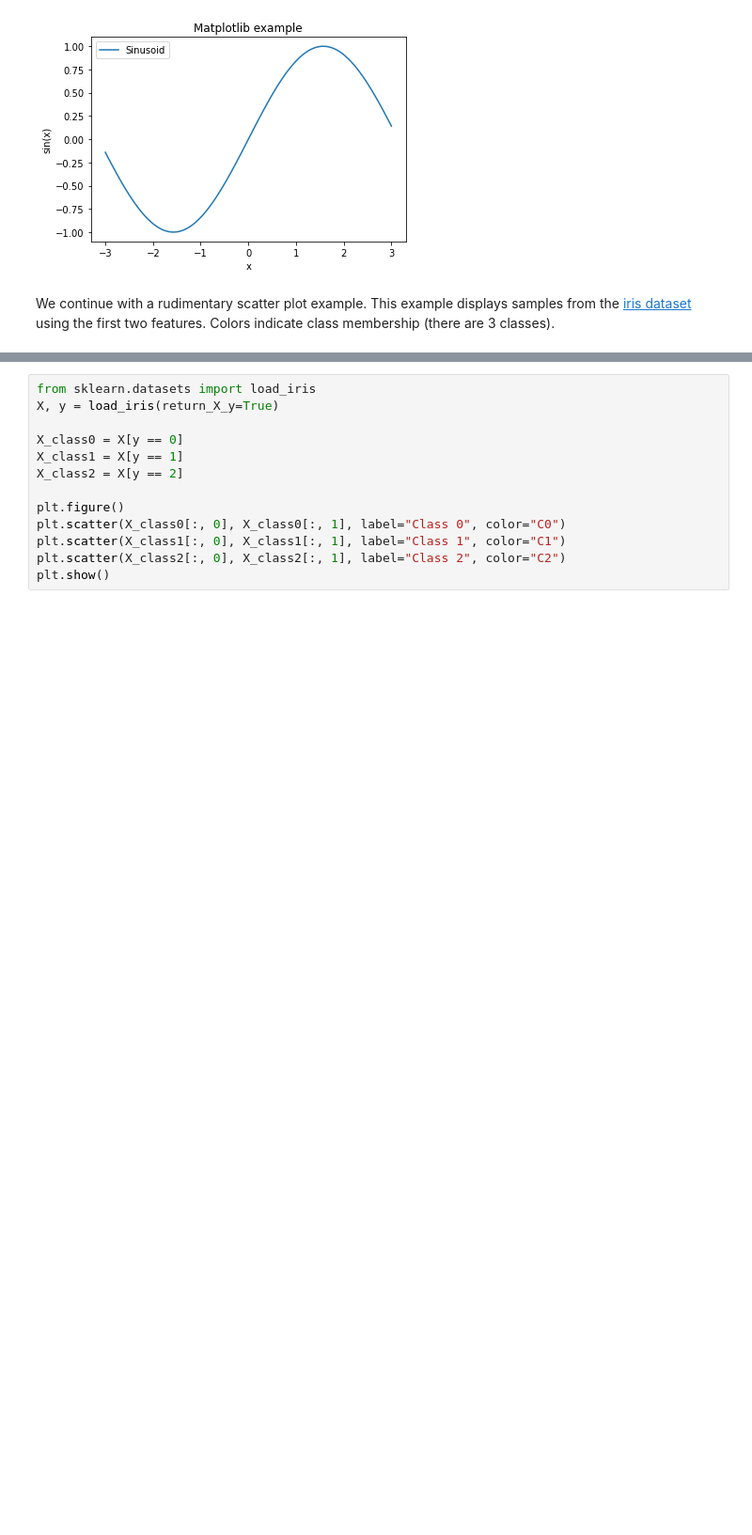
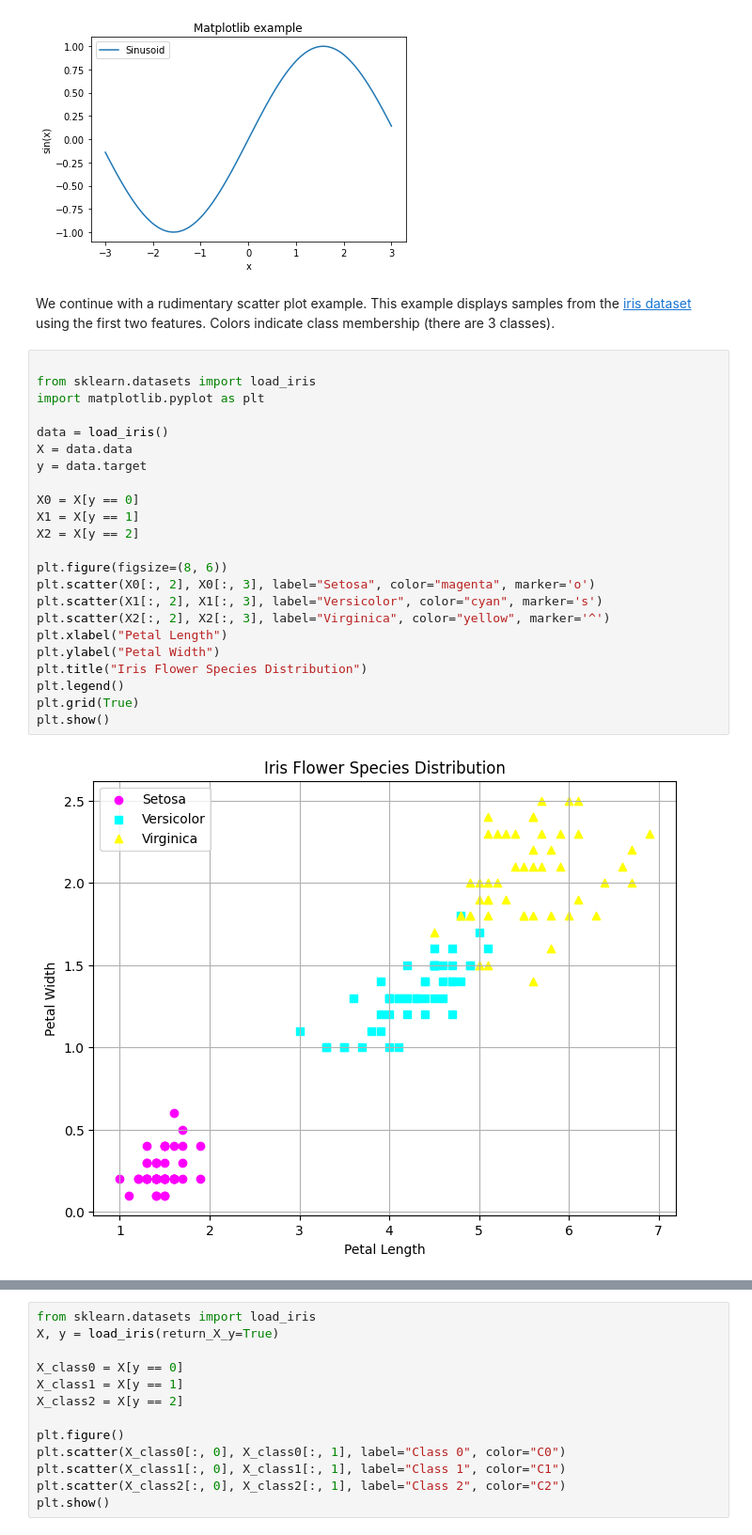
Before and after one commit to Arjunvardhanrusso/Activity-Minimization-of-Misinformation-Influence-in-Online-Social-Networks-in-SOCIAL-NETWORKING, a Jupyter notebook: notebooks/01_python_basics.ipynb, the cells around one changed output, grey strips where cells are left out. Shown: that part at 94% size. Saved outputs shown, nothing was run; the diff lists cells and outputs as text; blank space fills up the shorter version.

```diff
--- a/notebooks/01_python_basics.ipynb
+++ b/notebooks/01_python_basics.ipynb
@@ -587,3 +587,28 @@ plt.show()
 [figure]
 # %% [markdown]
 We continue with a rudimentary scatter plot example. This example displays samples from the [iris dataset](https://scikit-learn.org/stable/modules/generated/sklearn.datasets.load_iris.html) using the first two features. Colors indicate class membership (there are 3 classes).
+# %%
+
+from sklearn.datasets import load_iris
+import matplotlib.pyplot as plt
+
+data = load_iris()
+X = data.data
+y = data.target
+
+X0 = X[y == 0]
+X1 = X[y == 1]
+X2 = X[y == 2]
+
+plt.figure(figsize=(8, 6))
+plt.scatter(X0[:, 2], X0[:, 3], label="Setosa", color="magenta", marker='o')
+plt.scatter(X1[:, 2], X1[:, 3], label="Versicolor", color="cyan", marker='s')
+plt.scatter(X2[:, 2], X2[:, 3], label="Virginica", color="yellow", marker='^')
+plt.xlabel("Petal Length")
+plt.ylabel("Petal Width")
+plt.title("Iris Flower Species Distribution")
+plt.legend()
+plt.grid(True)
+plt.show()
+# %% [output]
+[figure, added]
```
Also changed, not shown: parts of 1 cell of this notebook.
